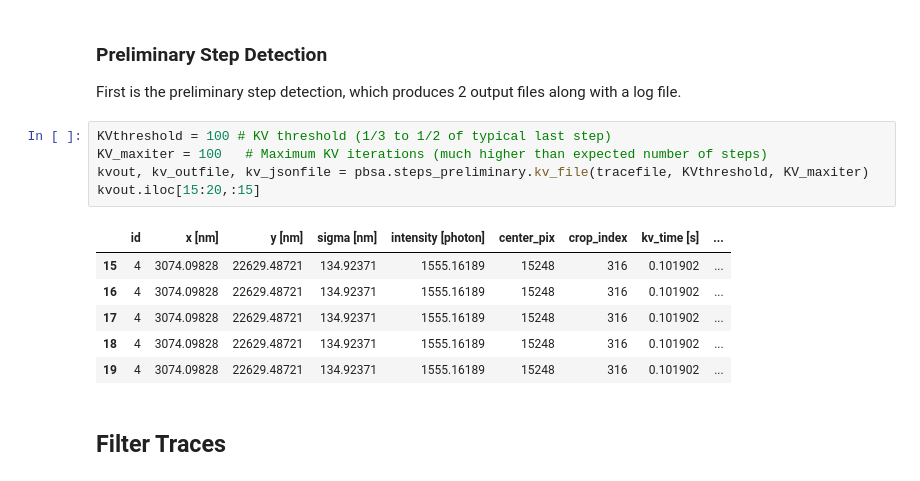
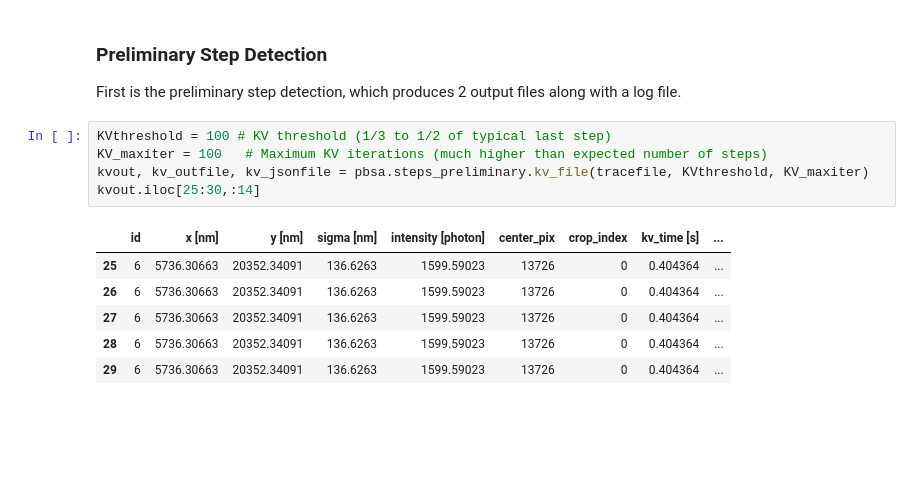
Before and after one commit to JohnDieSchere/quickpbsa, a Jupyter notebook: Examples/analysis_stack.ipynb, the cells around one changed output. Saved outputs shown, nothing was run; the diff lists cells and outputs as text; blank space fills up the shorter version.

```diff
--- a/Examples/analysis_stack.ipynb
+++ b/Examples/analysis_stack.ipynb
@@ -43,14 +43,12 @@ First is the preliminary step detection, which produces 2 output files along wit
 # %%
 KVthreshold = 100 # KV threshold (1/3 to 1/2 of typical last step)
 KV_maxiter = 100   # Maximum KV iterations (much higher than expected number of steps)
 kvout, kv_outfile, kv_jsonfile = pbsa.steps_preliminary.kv_file(tracefile, KVthreshold, KV_maxiter)
-kvout.iloc[15:20,:15]
+kvout.iloc[25:30,:14]
 # %% [output]
 |  | id | x [nm] | y [nm] | sigma [nm] | intensity [photon] | center_pix | crop_index | kv_time [s] | ... |
-| 15 | 4 | 3074.09828 | 22629.48721 | 134.92371 | 1555.16189 | 15248 | 316 | 0.101902 | ... |
-| 16 | 4 | 3074.09828 | 22629.48721 | 134.92371 | 1555.16189 | 15248 | 316 | 0.101902 | ... |
-| 17 | 4 | 3074.09828 | 22629.48721 | 134.92371 | 1555.16189 | 15248 | 316 | 0.101902 | ... |
-| 18 | 4 | 3074.09828 | 22629.48721 | 134.92371 | 1555.16189 | 15248 | 316 | 0.101902 | ... |
-| 19 | 4 | 3074.09828 | 22629.48721 | 134.92371 | 1555.16189 | 15248 | 316 | 0.101902 | ... |
+| 25 | 6 | 5736.30663 | 20352.34091 | 136.6263 | 1599.59023 | 13726 | 0 | 0.404364 | ... |
+| 26 | 6 | 5736.30663 | 20352.34091 | 136.6263 | 1599.59023 | 13726 | 0 | 0.404364 | ... |
+| 27 | 6 | 5736.30663 | 20352.34091 | 136.6263 | 1599.59023 | 13726 | 0 | 0.404364 | ... |
+| 28 | 6 | 5736.30663 | 20352.34091 | 136.6263 | 1599.59023 | 13726 | 0 | 0.404364 | ... |
+| 29 | 6 | 5736.30663 | 20352.34091 | 136.6263 | 1599.59023 | 13726 | 0 | 0.404364 | ... |
-# %% [markdown]
-## Filter Traces
```
Also changed, not shown: parts of 9 cells of this notebook, 4 other files.
